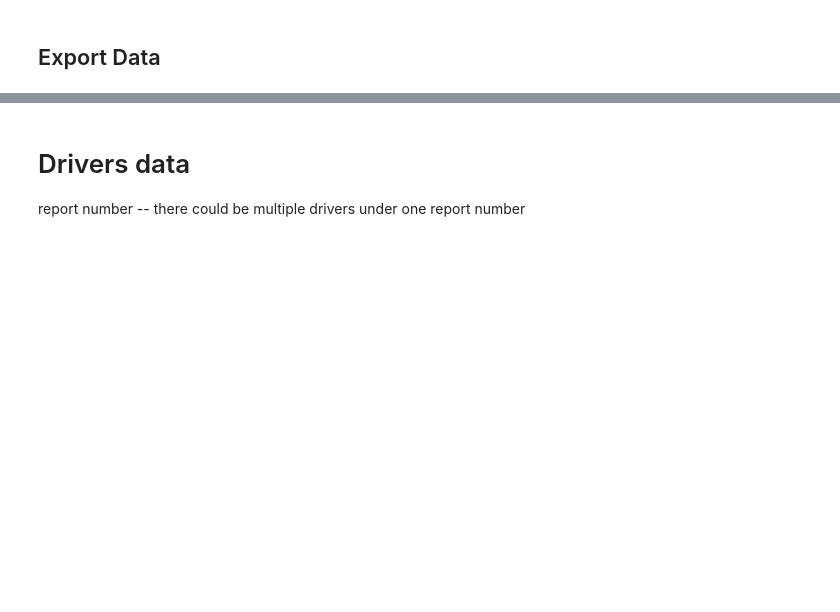
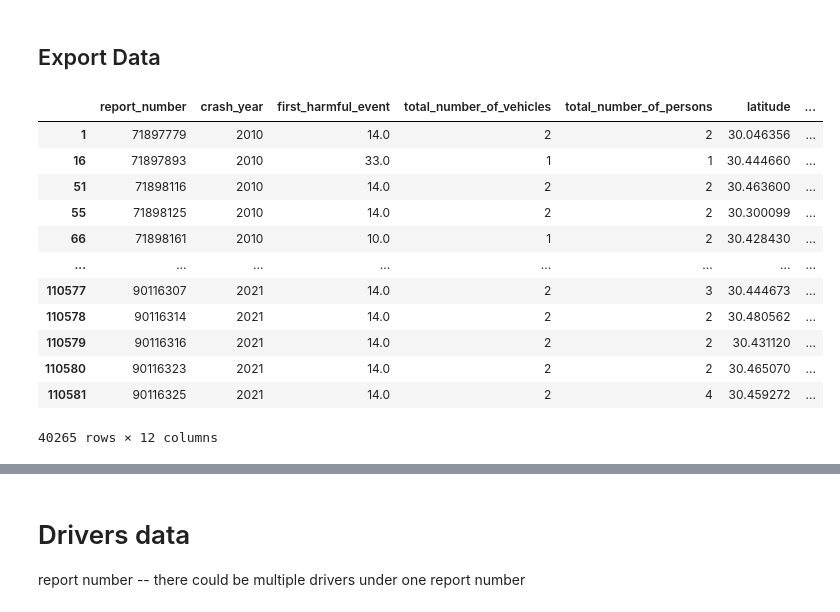
Before and after one commit to TheNextCEO/vision-zero, a Jupyter notebook: scripts/clean.ipynb, the cells around one changed output, grey strips where cells are left out. Cells and saved outputs as stored; diff of their text form; code cells hidden in the pictures; blank space fills up the shorter version.

```diff
--- a/scripts/clean.ipynb
+++ b/scripts/clean.ipynb
@@ -59,9 +59,19 @@ d2g.upload(df2018missing, spreadsheet_key, wks_name, credentials=credentials, ro
 <Worksheet 'missing-2018' id:557274010>
 # %% [markdown]
 ## Clean Data
+# %%
+# add column for crash date
+df2010['crash_date'] = df2010['crash_date_time'].str.split(" ").str[0]
+
+# add column for crash time
+df2010['crash_time'] = df2010['crash_date_time'].str.split(" ").str[1]
+# %%
+# drop crash date time column
+df2010 = df2010.drop(['crash_date_time'], axis=1)
 # %%
 # create clean dataset
-df2018clean = df2018[~df2018['latitude'].isna() & ~df2018['longitude'].isna() & ~df2018['report_number'].isin(['87845295', '24211781', '24339312'])]
+df2010clean = df2010[~df2010['latitude'].isna() & ~df2010['longitude'].isna()]
+#                      & ~df2018['report_number'].isin(['87845295', '24211781', '24339312'])]
 # %% [markdown]
 ## Export Data
 # %%
@@ -76 +86,17 @@ df2018clean.to_csv("./crash-data/clean/all-2018to2021.csv")
+# %%
+df2010clean
+# %% [output]
+|  | report_number | crash_year | first_harmful_event | total_number_of_vehicles | total_number_of_persons | latitude | ... |
+| 1 | 71897779 | 2010 | 14.0 | 2 | 2 | 30.046356 | ... |
+| 16 | 71897893 | 2010 | 33.0 | 1 | 1 | 30.444660 | ... |
+| 51 | 71898116 | 2010 | 14.0 | 2 | 2 | 30.463600 | ... |
+| 55 | 71898125 | 2010 | 14.0 | 2 | 2 | 30.300099 | ... |
+| 66 | 71898161 | 2010 | 10.0 | 1 | 2 | 30.428430 | ... |
+| ... | ... | ... | ... | ... | ... | ... | ... |
+| 110577 | 90116307 | 2021 | 14.0 | 2 | 3 | 30.444673 | ... |
+| 110578 | 90116314 | 2021 | 14.0 | 2 | 2 | 30.480562 | ... |
+| 110579 | 90116316 | 2021 | 14.0 | 2 | 2 | 30.431120 | ... |
+| 110580 | 90116323 | 2021 | 14.0 | 2 | 2 | 30.465070 | ... |
+| 110581 | 90116325 | 2021 | 14.0 | 2 | 4 | 30.459272 | ... |
+40265 rows × 12 columns
 # %% [markdown]
```
Also changed, not shown: parts of 18 cells of this notebook, 7 other files.
